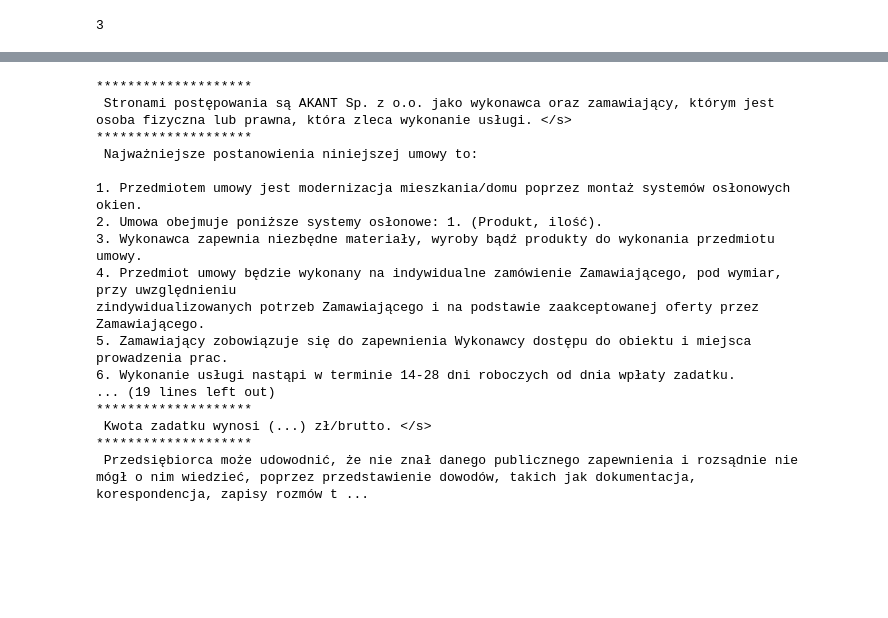
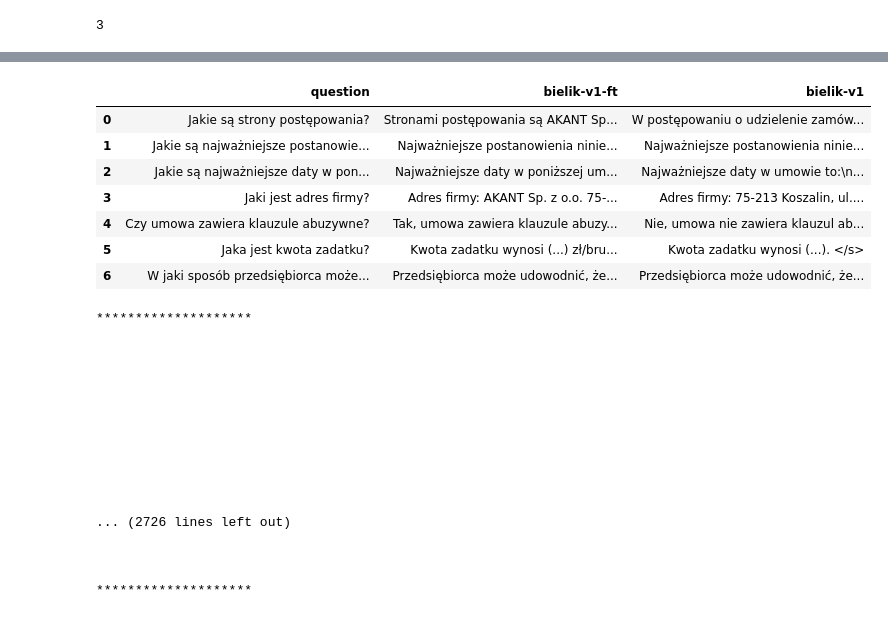
Before and after one commit to witold87/llm-bielik-ft-legal, a Jupyter notebook: src/ft_evaluation.ipynb, the cells around one changed output, grey strips where cells are left out. Saved outputs shown, nothing was run; the diff lists cells and outputs as text; code cells hidden in the pictures; blank space fills up the shorter version.

```diff
--- a/src/ft_evaluation.ipynb
+++ b/src/ft_evaluation.ipynb
@@ -100,26 +154,38 @@ def inference(question: str):
 # answer_base = decoded_base[0][inst_end+len(looked_word):]
 # print('*' * 20)
 # print(answer_base)
+# %%
+eval_questions_df = pd.read_csv('eval_questions.csv', sep=';')
+eval_questions_df
+# %% [output]
+|  | question | bielik-v1-ft | bielik-v1 |
+| 0 | Jakie są strony postępowania? | Stronami postępowania są AKANT Sp... | W postępowaniu o udzielenie zamów... |
+| 1 | Jakie są najważniejsze postanowie... | Najważniejsze postanowienia ninie... | Najważniejsze postanowienia ninie... |
+| 2 | Jakie są najważniejsze daty w pon... | Najważniejsze daty w poniższej um... | Najważniejsze daty w umowie to:\n... |
+| 3 | Jaki jest adres firmy? | Adres firmy: AKANT Sp. z o.o. 75-... | Adres firmy: 75-213 Koszalin, ul.... |
+| 4 | Czy umowa zawiera klauzule abuzywne? | Tak, umowa zawiera klauzule abuzy... | Nie, umowa nie zawiera klauzul ab... |
+| 5 | Jaka jest kwota zadatku? | Kwota zadatku wynosi (...) zł/bru... | Kwota zadatku wynosi (...). </s> |
+| 6 | W jaki sposób przedsiębiorca może... | Przedsiębiorca może udowodnić, że... | Przedsiębiorca może udowodnić, że... |
 # %%
-eval_questions_df['bielik-v1-ft'] = eval_questions_df['question'].apply(inference)
+eval_questions_df['bielik-v2-ft'] = eval_questions_df['question'].apply(inference)
 # %% [output]
 ********************
- Stronami postępowania są AKANT Sp. z o.o. jako wykonawca oraz zamawiający, którym jest osoba fizyczna lub prawna, która zleca wykonanie usługi. </s>
+
+
+
+
+
+
+
+
+
+
+
+... (2726 lines left out)
+
+
+
 ********************
- Najważniejsze postanowienia niniejszej umowy to:
-
-1. Przedmiotem umowy jest modernizacja mieszkania/domu poprzez montaż systemów osłonowych okien.
-2. Umowa obejmuje poniższe systemy osłonowe: 1. (Produkt, ilość).
-3. Wykonawca zapewnia niezbędne materiały, wyroby bądź produkty do wykonania przedmiotu umowy.
-4. Przedmiot umowy będzie wykonany na indywidualne zamówienie Zamawiającego, pod wymiar, przy uwzględnieniu
-zindywidualizowanych potrzeb Zamawiającego i na podstawie zaakceptowanej oferty przez Zamawiającego.
-5. Zamawiający zobowiązuje się do zapewnienia Wykonawcy dostępu do obiektu i miejsca prowadzenia prac.
-6. Wykonanie usługi nastąpi w terminie 14-28 dni roboczych od dnia wpłaty zadatku.
-... (19 lines left out)
-********************
- Kwota zadatku wynosi (...) zł/brutto. </s>
-********************
- Przedsiębiorca może udowodnić, że nie znał danego publicznego zapewnienia i rozsądnie nie mógł o nim wiedzieć, poprzez przedstawienie dowodów, takich jak dokumentacja, korespondencja, zapisy rozmów t ...
 # %%
 eval_questions_df.head()
 # %% [output]
```
Also changed, not shown: parts of 8 cells of this notebook, 7 other files.
